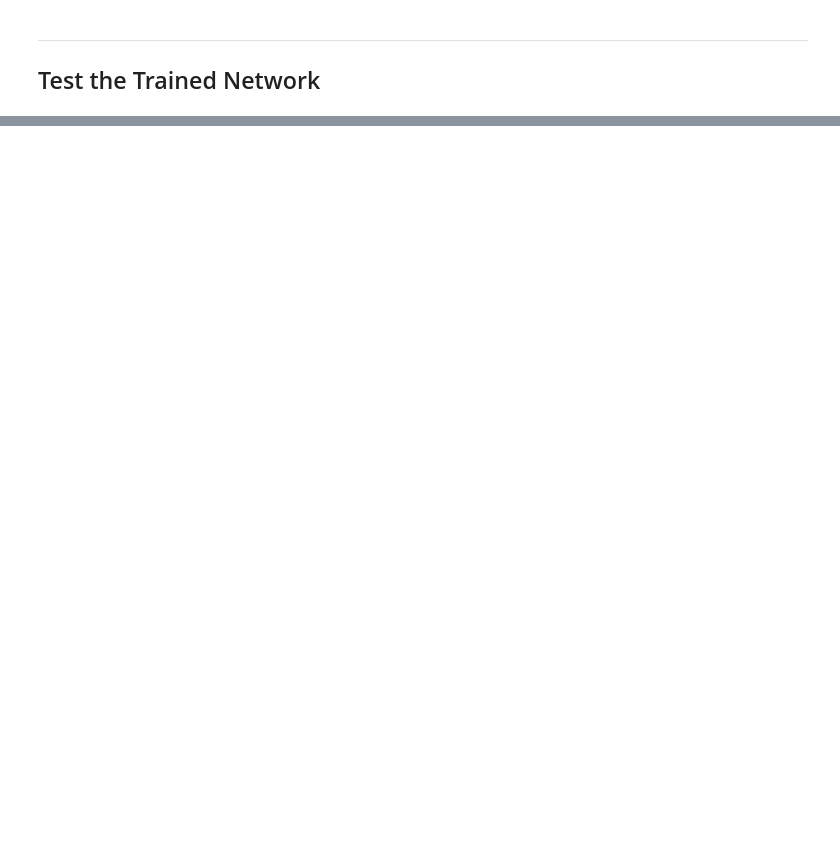
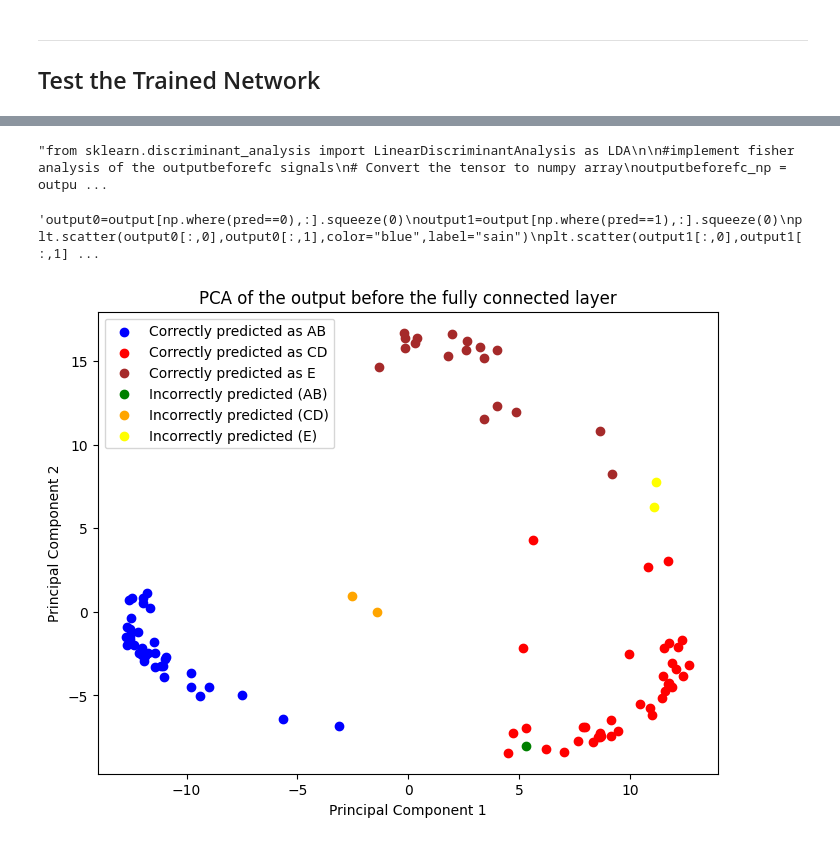
Before and after one commit to deubn31/PTI-Analyse-Classification-de-signaux-EEG, a Jupyter notebook: PainAttnNet_Implementation.ipynb, the cells around one changed output, grey strips where cells are left out. Saved outputs shown, nothing was run; the diff lists cells and outputs as text; code cells hidden in the pictures; blank space fills up the shorter version.

```diff
--- a/PainAttnNet_Implementation.ipynb
+++ b/PainAttnNet_Implementation.ipynb
@@ -951,0 +1007,75 @@ Test Accuracy (Overall): 98% (49/50)
+# %%
+"""from sklearn.discriminant_analysis import LinearDiscriminantAnalysis as LDA
+
+#implement fisher analysis of the outputbeforefc signals
+# Convert the tensor to numpy array
+outputbeforefc_np = outputbeforefc.numpy()
+
+# Perform LDA
+lda = LDA(n_components=1)  # Reduce to 2 components for visualization
+lda_result = lda.fit_transform(outputbeforefc_np, target_np)
+
+# Plot the LDA result
+plt.figure(figsize=(8, 6))
+index1 = np.where(np.logical_and(target_np == pred_np, target_np == 0))
+plt.scatter(lda_result[index1, 0], lda_result[index1, 1], color='blue', label='Correctly predicted as sain')
+index2 = np.where(np.logical_and(target_np == pred_np, target_np == 1))
+plt.scatter(lda_result[index2, 0], lda_result[index2, 1], color='red', label='Correctly predicted as sick')
+index3 = np.where(np.logical_and(target_np != pred_np, target_np == 0))
+plt.scatter(lda_result[index3, 0], lda_result[index3, 1], color='green', label='Incorrectly predicted as sick')
+index4 = np.where(np.logical_and(target_np != pred_np, target_np == 1))
+plt.scatter(lda_result[index4, 0], lda_result[index4, 1], color='orange', label='Incorrectly predicted as sain')
+
+plt.title('LDA of the output before the fully connected layer')
+plt.xlabel('Linear Discriminant 1')
+plt.ylabel('Linear Discriminant 2')
+plt.legend()
+plt.show()"""
+# %% [output]
+"from sklearn.discriminant_analysis import LinearDiscriminantAnalysis as LDA\n\n#implement fisher analysis of the outputbeforefc signals\n# Convert the tensor to numpy array\noutputbeforefc_np = outpu ...
+# %%
+from sklearn.decomposition import PCA
+
+#convert to numpy
+pred_np=pred.numpy()
+# Convert the tensor to numpy array
+outputbeforefc_np = outputbeforefc.numpy()
+
+# Perform PCA
+pca = PCA(n_components=2)  # Reduce to 2 components for visualization
+pca_result = pca.fit_transform(outputbeforefc_np)
+target_np=target.numpy()
+
+# Replace the original output with the PCA result
+output_np = pca_result
+
+# Plot the PCA result
+
+plt.figure(figsize=(8, 6))
+index1=np.where(np.logical_and(target_np==pred_np, target_np==0))
+plt.scatter(output_np[index1,0], output_np[index1, 1], color='blue', label='Correctly predicted as AB')
+index2=np.where(np.logical_and(target_np==pred_np, target_np==1))
+plt.scatter(output_np[index2,0], output_np[index2, 1], color='red', label='Correctly predicted as CD')
+index3=np.where(np.logical_and(target_np==pred_np, target_np==2))
+plt.scatter(output_np[index3,0], output_np[index3, 1], color='brown', label='Correctly predicted as E')
+
+index4=np.where(np.logical_and(target_np!=pred_np, target_np==0))
+plt.scatter(output_np[index4,0], output_np[index4, 1], color='green', label='Incorrectly predicted (AB)')
+index5=np.where(np.logical_and(target_np!=pred_np, target_np==1))
+plt.scatter(output_np[index5,0], output_np[index5, 1], color='orange', label='Incorrectly predicted (CD)')
+index6=np.where(np.logical_and(target_np!=pred_np, target_np==2))
+plt.scatter(output_np[index6,0], output_np[index6, 1], color='yellow', label='Incorrectly predicted (E)')
+
+plt.title('PCA of the output before the fully connected layer')
+plt.xlabel('Principal Component 1')
+plt.ylabel('Principal Component 2')
+plt.legend()
+
+"""output0=output[np.where(pred==0),:].squeeze(0)
+output1=output[np.where(pred==1),:].squeeze(0)
+plt.scatter(output0[:,0],output0[:,1],color="blue",label="sain")
+plt.scatter(output1[:,0],output1[:,1],color="red",label="malade")
+plt.legend()"""
+# %% [output]
+'output0=output[np.where(pred==0),:].squeeze(0)\noutput1=output[np.where(pred==1),:].squeeze(0)\nplt.scatter(output0[:,0],output0[:,1],color="blue",label="sain")\nplt.scatter(output1[:,0],output1[:,1] ...
+[figure, added]
```
Also changed, not shown: parts of 7 cells of this notebook, 2 other files.
